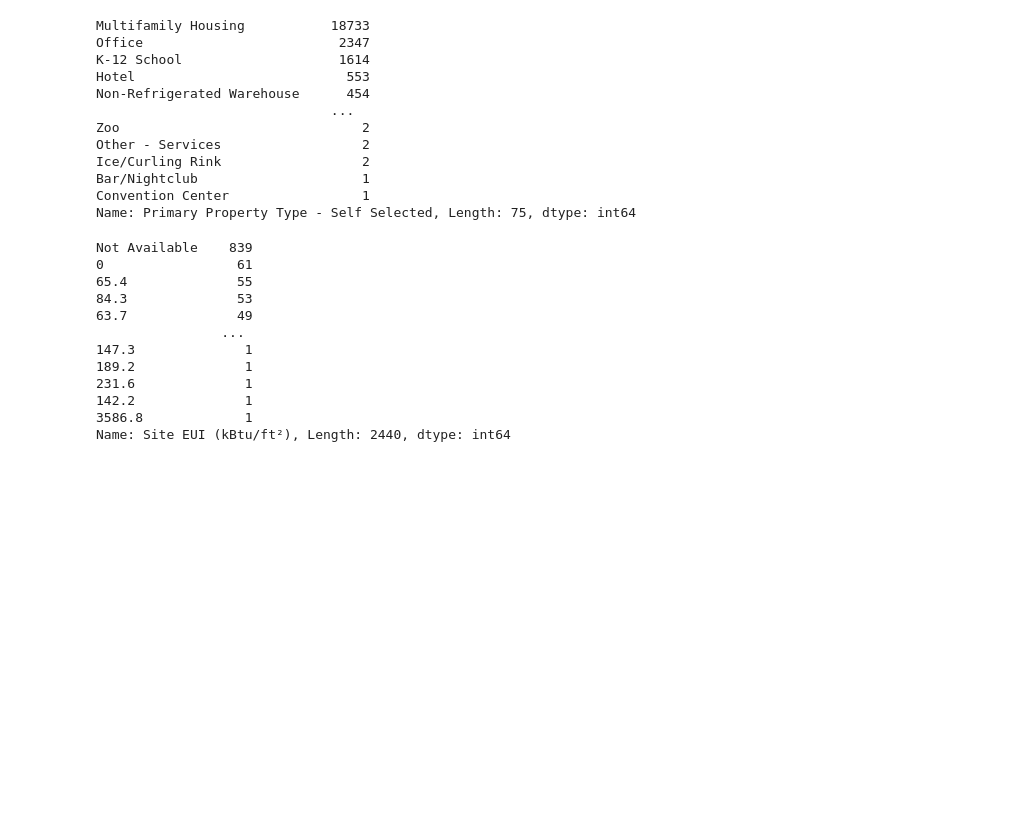
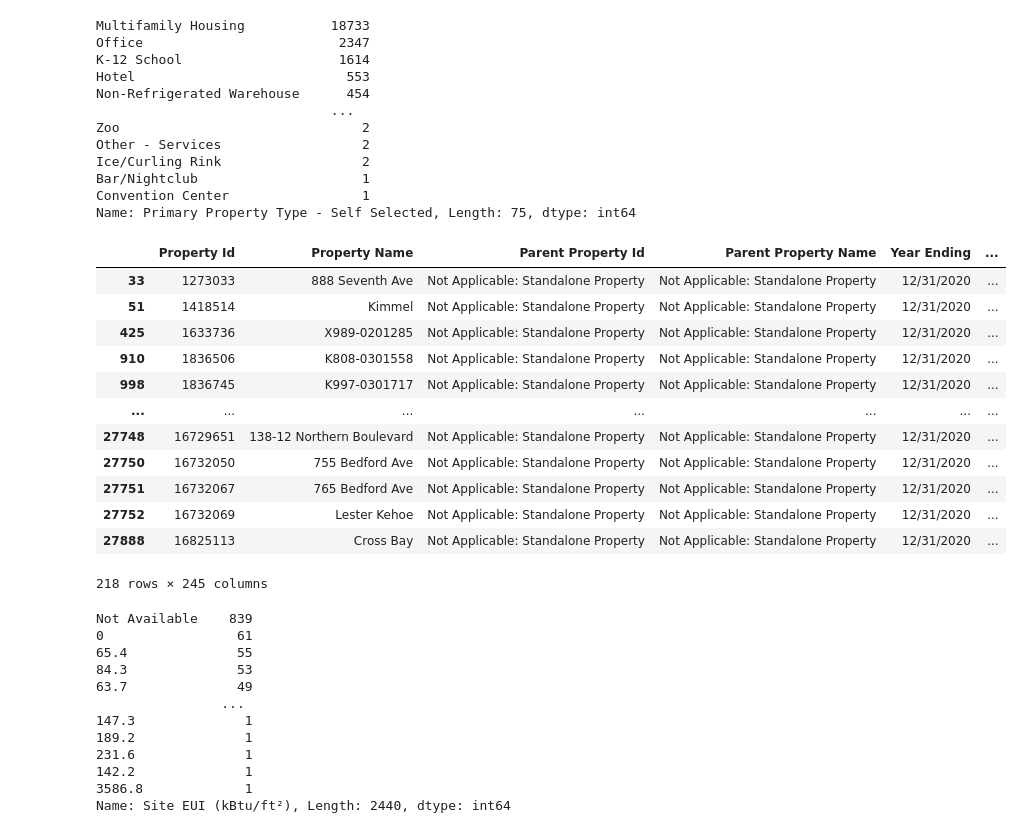
Before and after one commit to stevenlw-porpoise/NYC-Building-Energy-Efficiency, a Jupyter notebook: EDA.ipynb, the cells around one changed output. Cells and saved outputs as stored; diff of their text form; code cells hidden in the pictures; blank space fills up the shorter version.

```diff
--- a/EDA.ipynb
+++ b/EDA.ipynb
@@ -140,0 +157,2 @@ df_yearly.columns.tolist()
+# %%
+df_yearly.query('`Construction Status` == "Existing"', inplace=True)
@@ -141,3 +205,9 @@ df_yearly.columns.tolist()
+# %%
+drop_cols = [
+    'Address 1', 'National Median Reference Property Type', 'City',
+    'Construction Status', 'Propane Use (kBtu)'
+]
+df_yearly.drop(columns = drop_cols, inplace=True)
 # %% [markdown]
 ### Property types
 # %%
@@ -171,6 +241,22 @@ Ice/Curling Rink                  2
 Bar/Nightclub                     1
 Convention Center                 1
 Name: Primary Property Type - Self Selected, Length: 75, dtype: int64
+# %%
+df_yearly.query('`Primary Property Type - Self Selected` != `Primary Property Type - Portfolio Manager-Calculated`')
+# %% [output]
+|  | Property Id | Property Name | Parent Property Id | Parent Property Name | Year Ending | ... |
+| 33 | 1273033 | 888 Seventh Ave | Not Applicable: Standalone Property | Not Applicable: Standalone Property | 12/31/2020 | ... |
+| 51 | 1418514 | Kimmel | Not Applicable: Standalone Property | Not Applicable: Standalone Property | 12/31/2020 | ... |
+| 425 | 1633736 | X989-0201285 | Not Applicable: Standalone Property | Not Applicable: Standalone Property | 12/31/2020 | ... |
+| 910 | 1836506 | K808-0301558 | Not Applicable: Standalone Property | Not Applicable: Standalone Property | 12/31/2020 | ... |
+| 998 | 1836745 | K997-0301717 | Not Applicable: Standalone Property | Not Applicable: Standalone Property | 12/31/2020 | ... |
+| ... | ... | ... | ... | ... | ... | ... |
+| 27748 | 16729651 | 138-12 Northern Boulevard | Not Applicable: Standalone Property | Not Applicable: Standalone Property | 12/31/2020 | ... |
+| 27750 | 16732050 | 755 Bedford Ave | Not Applicable: Standalone Property | Not Applicable: Standalone Property | 12/31/2020 | ... |
+| 27751 | 16732067 | 765 Bedford Ave | Not Applicable: Standalone Property | Not Applicable: Standalone Property | 12/31/2020 | ... |
+| 27752 | 16732069 | Lester Kehoe | Not Applicable: Standalone Property | Not Applicable: Standalone Property | 12/31/2020 | ... |
+| 27888 | 16825113 | Cross Bay | Not Applicable: Standalone Property | Not Applicable: Standalone Property | 12/31/2020 | ... |
+218 rows × 245 columns
 # %%
 eui = 'Site EUI (kBtu/ft²)'
 df_yearly[eui].value_counts()
```
Also changed, not shown: parts of 9 cells of this notebook.
